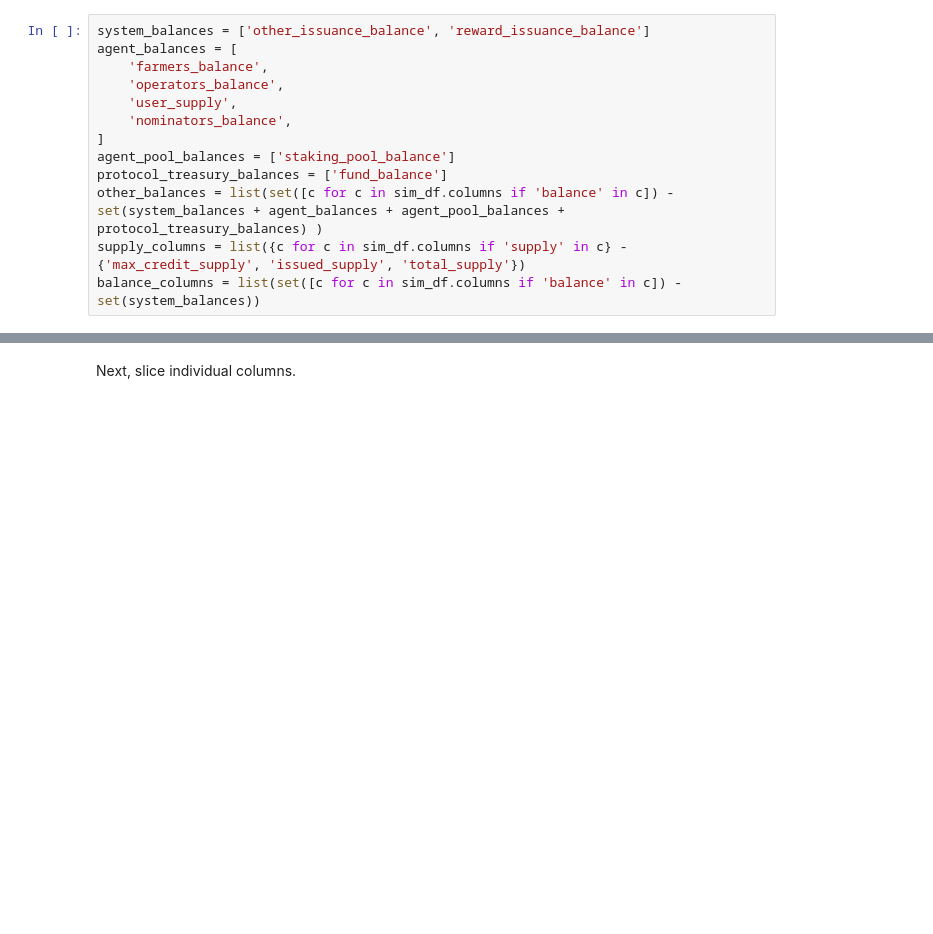
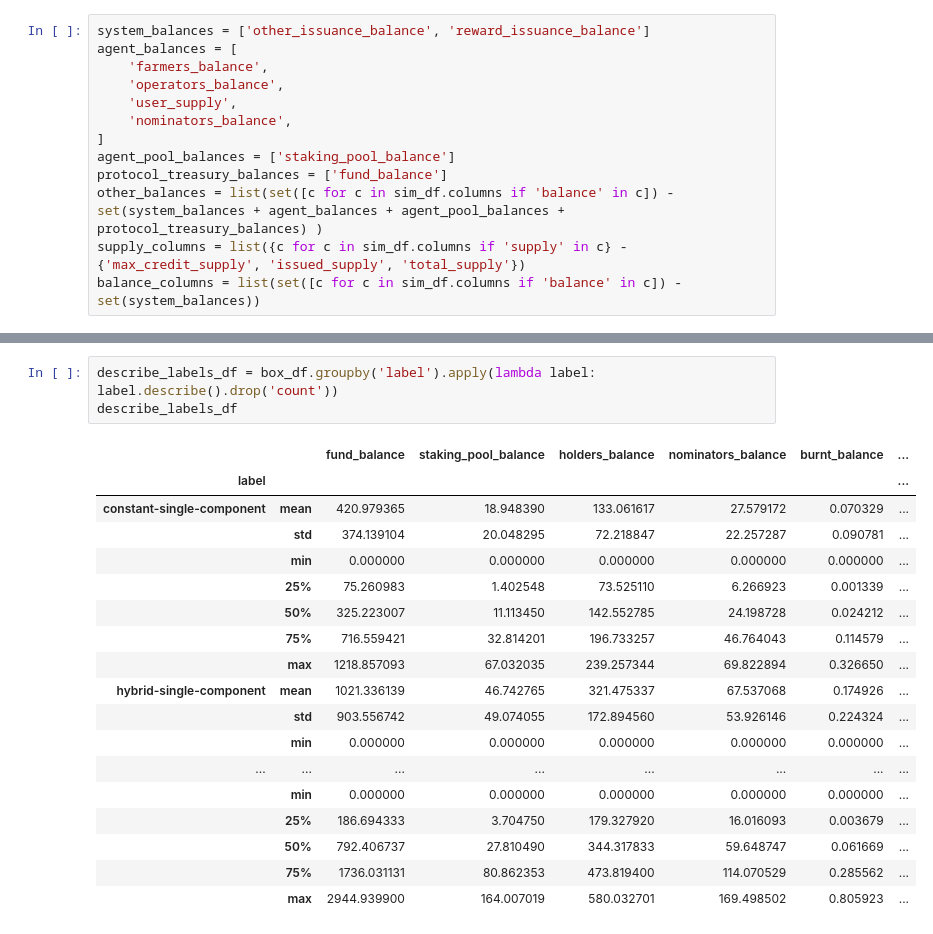
Before and after one commit to BlockScience/subspace, a Jupyter notebook: notebooks/10-reference_subsidy_sweep.ipynb, the cells around one changed output, grey strips where cells are left out. Saved outputs shown, nothing was run; the diff lists cells and outputs as text; blank space fills up the shorter version.

```diff
--- a/notebooks/10-reference_subsidy_sweep.ipynb
+++ b/notebooks/10-reference_subsidy_sweep.ipynb
@@ -177,2 +161,22 @@ hv.Overlay([fan_chart_quantile(sim_df, c, median_only=False) for c in balance_co
-# %% [markdown]
-Next, slice individual columns.
+# %%
+describe_labels_df = box_df.groupby('label').apply(lambda label: label.describe().drop('count'))
+describe_labels_df
+# %% [output]
+|  |  | fund_balance | staking_pool_balance | holders_balance | nominators_balance | burnt_balance | ... |
+| label |  |  |  |  |  |  | ... |
+| constant-single-component | mean | 420.979365 | 18.948390 | 133.061617 | 27.579172 | 0.070329 | ... |
+|  | std | 374.139104 | 20.048295 | 72.218847 | 22.257287 | 0.090781 | ... |
+|  | min | 0.000000 | 0.000000 | 0.000000 | 0.000000 | 0.000000 | ... |
+|  | 25% | 75.260983 | 1.402548 | 73.525110 | 6.266923 | 0.001339 | ... |
+|  | 50% | 325.223007 | 11.113450 | 142.552785 | 24.198728 | 0.024212 | ... |
+|  | 75% | 716.559421 | 32.814201 | 196.733257 | 46.764043 | 0.114579 | ... |
+|  | max | 1218.857093 | 67.032035 | 239.257344 | 69.822894 | 0.326650 | ... |
+| hybrid-single-component | mean | 1021.336139 | 46.742765 | 321.475337 | 67.537068 | 0.174926 | ... |
+|  | std | 903.556742 | 49.074055 | 172.894560 | 53.926146 | 0.224324 | ... |
+|  | min | 0.000000 | 0.000000 | 0.000000 | 0.000000 | 0.000000 | ... |
+| ... | ... | ... | ... | ... | ... | ... | ... |
+|  | min | 0.000000 | 0.000000 | 0.000000 | 0.000000 | 0.000000 | ... |
+|  | 25% | 186.694333 | 3.704750 | 179.327920 | 16.016093 | 0.003679 | ... |
+|  | 50% | 792.406737 | 27.810490 | 344.317833 | 59.648747 | 0.061669 | ... |
+|  | 75% | 1736.031131 | 80.862353 | 473.819400 | 114.070529 | 0.285562 | ... |
+|  | max | 2944.939900 | 164.007019 | 580.032701 | 169.498502 | 0.805923 | ... |
```
Also changed, not shown: parts of 10 cells of this notebook.
